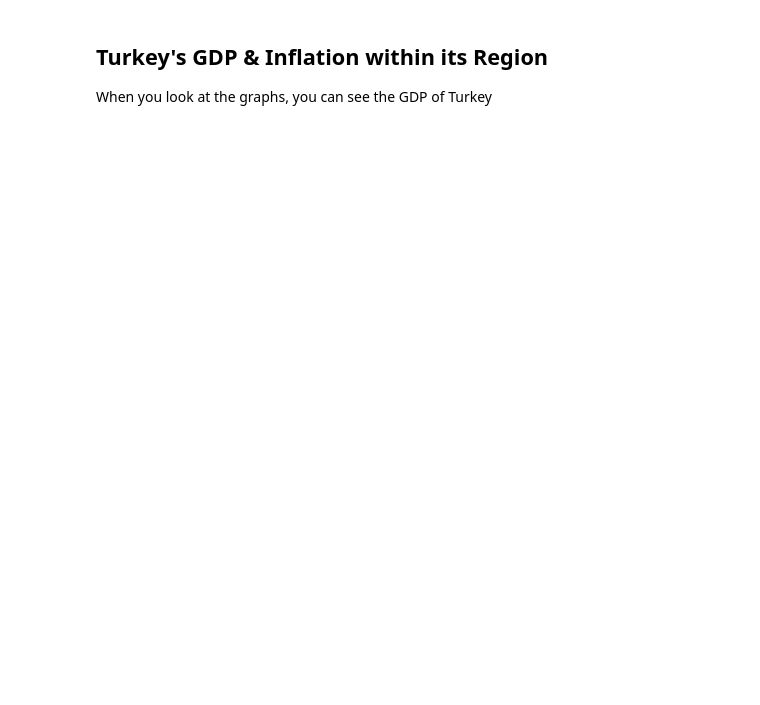
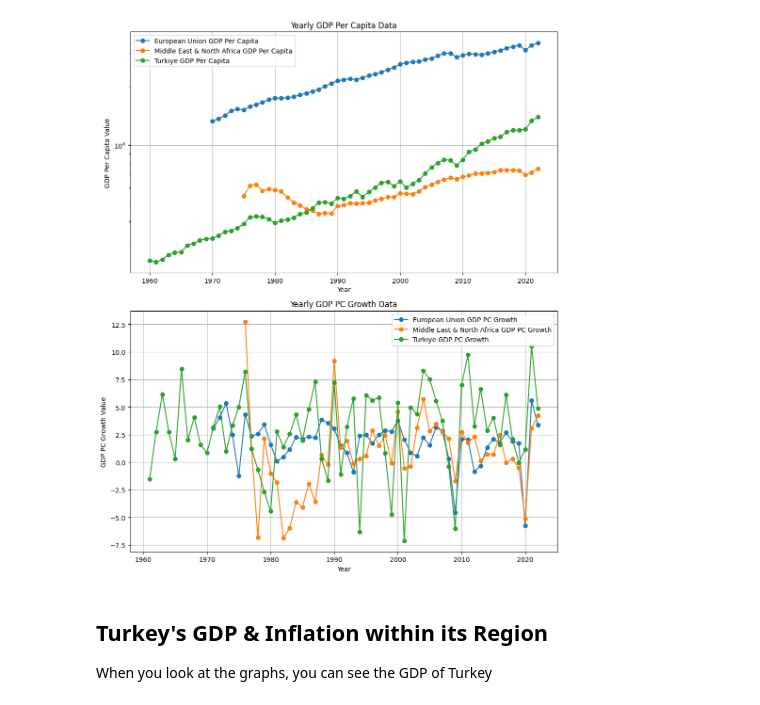
Before and after one commit to Cekomo/Turkiye_GDPInflationComparison, a Jupyter notebook: Report.ipynb, the cells around one changed output. Drawn from its saved outputs; the diff is of its cells as text; code cells hidden in the pictures; blank space fills up the shorter version.

```diff
--- a/Report.ipynb
+++ b/Report.ipynb
@@ -4,3 +1,99 @@
+# %%
+import psycopg2
+import matplotlib.pyplot as plt
+
+# Connect to the PostgreSQL database
+conn = psycopg2.connect(
+    dbname="country_economics",
+    user="postgres",
+    password="3204965",
+    host="localhost",
+    port="5432"
+)
+
+# Create a cursor
+cur = conn.cursor()
+
+# Construct the list of year columns dynamically
+year_columns = ",\n".join([f"year_{year}" for year in range(1960, 2023)])
+
+# SQL query
+sql_query = f"""
+    SELECT
+        gdp.country_name,
+        {year_columns}
+    FROM gdp_per_capita AS gdp
+    WHERE country_name IN ('Turkiye', 'European Union',
+      'Middle East & North Africa');
+"""
+
+# Fetch data from the gdp_countries table
+cur.execute(sql_query)
+gdp_data = cur.fetchall()
+
+# Fetch data from the inflation table
+inf_query = f"""
+    SELECT
+        inf.country_name,
+        {year_columns}
+    FROM gdp_per_capita_growth AS inf
+    WHERE country_name IN ('Turkiye', 'European Union',
+      'Middle East & North Africa');
+"""
+
+cur.execute(inf_query)
+inf_data = cur.fetchall()
+
+# Close the cursor and connection
+cur.close()
+conn.close()
+
+years = list(range(1960, 2023))
+gdp_values = []
+gdp_countries = []
+inf_values = []
+inf_countries = []
+
+for row in gdp_data:
+    country_name = row[0]
+    gdp_values.append(row[1:])
+    gdp_countries.append(country_name)
+
+for row in inf_data:
+    country_name = row[0]
+    inf_values.append(row[1:])
+    inf_countries.append(country_name)
+
+# Create a line plot
+fig, axes = plt.subplots(2, 1, figsize=(10, 12))
+
+# Plot GDP data in the first subplot
+for country, gdp in zip(gdp_countries, gdp_values):
+    axes[0].plot(years, gdp, marker='o', label=f"{country} GDP Per Capita")
+
+axes[0].set_title("Yearly GDP Per Capita Data")
+axes[0].set_xlabel("Year")
+axes[0].set_ylabel("GDP Per Capita Value")
+axes[0].set_yscale("log")
+axes[0].grid(True)
+axes[0].legend()
+
+# Plot inflation data in the second subplot
+for country, inf in zip(inf_countries, inf_values):
+    axes[1].plot(years, inf, marker='o', label=f"{country} GDP PC Growth")
+
+axes[1].set_title("Yearly GDP PC Growth Data")
+axes[1].set_xlabel("Year")
+axes[1].set_ylabel("GDP PC Growth Value")
+# axes[1].set_yscale("log")
+axes[1].grid(True)
+axes[1].legend()
+
+# Adjust layout
+plt.tight_layout()
+plt.show()
+# %% [output]
+[figure, added]
 # %% [markdown]
 ## Turkey's GDP & Inflation within its Region
 When you look at the graphs, you can see the GDP of Turkey
```
Also changed, not shown: parts of 1 cell of this notebook, 5 other files.
